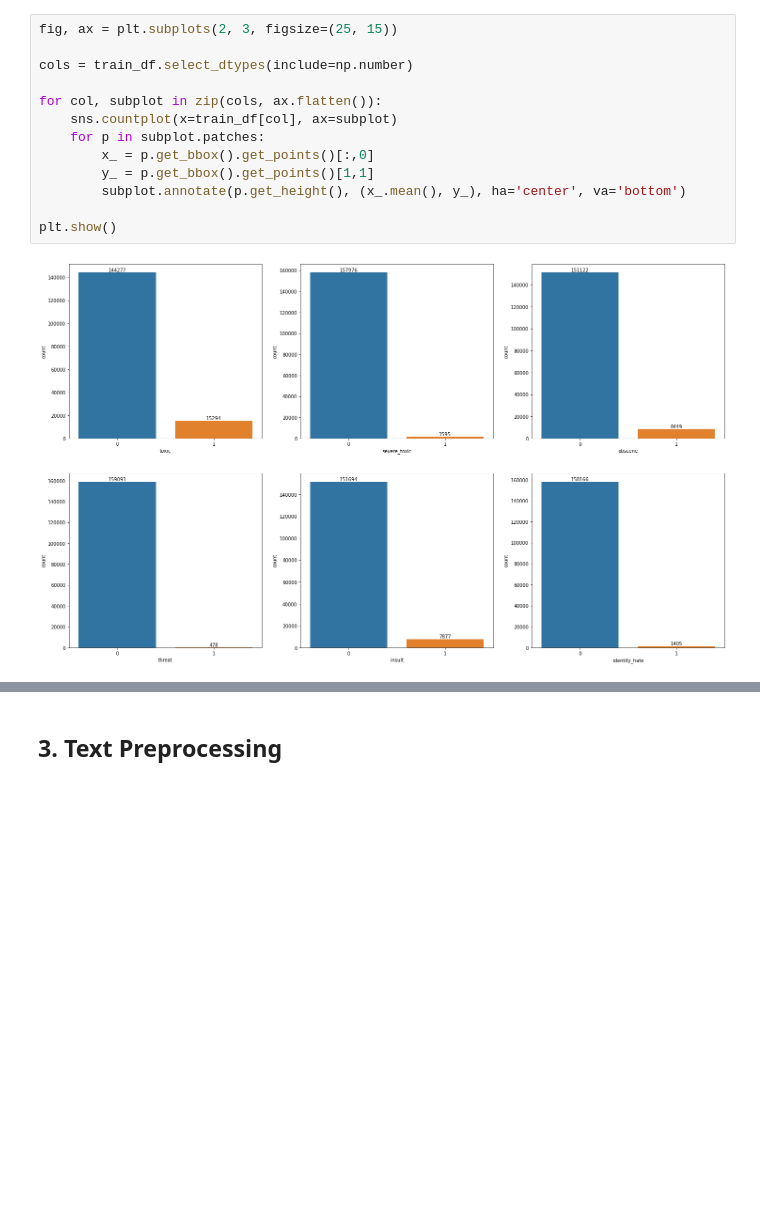
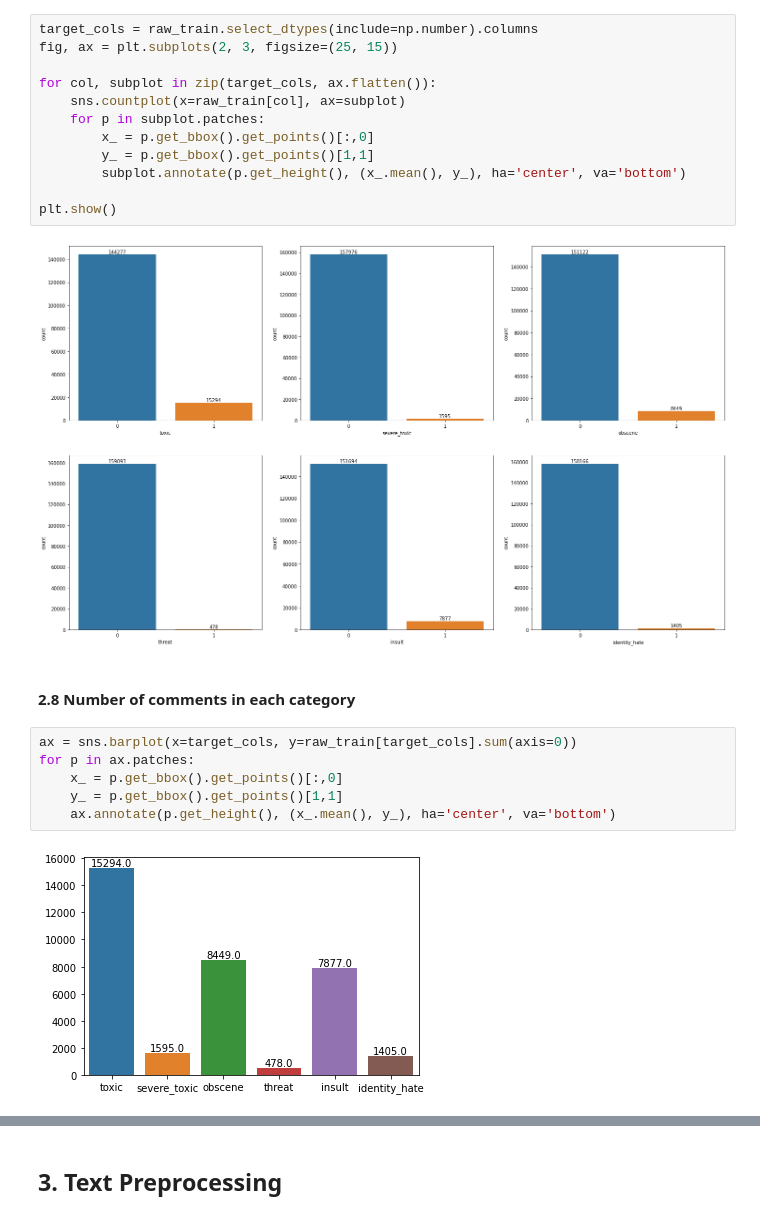
Before and after one commit to lauren-safwat/Toxic-Comment-Classification, a Jupyter notebook: toxic-comment-classification.ipynb, the cells around one changed output, grey strips where cells are left out. Drawn from its saved outputs; the diff is of its cells as text; blank space fills up the shorter version.

```diff
--- a/toxic-comment-classification.ipynb
+++ b/toxic-comment-classification.ipynb
@@ -196,12 +196,11 @@ Name: comment_text, Length: 73, dtype: object
 # %% [markdown]
 #### **2.7 Check for dataset imbalance**
 # %%
+target_cols = raw_train.select_dtypes(include=np.number).columns
 fig, ax = plt.subplots(2, 3, figsize=(25, 15))
 
-cols = train_df.select_dtypes(include=np.number)
-
-for col, subplot in zip(cols, ax.flatten()):
-    sns.countplot(x=train_df[col], ax=subplot)
+for col, subplot in zip(target_cols, ax.flatten()):
+    sns.countplot(x=raw_train[col], ax=subplot)
     for p in subplot.patches:
         x_ = p.get_bbox().get_points()[:,0]
         y_ = p.get_bbox().get_points()[1,1]
@@ -210,3 +209,13 @@ for col, subplot in zip(cols, ax.flatten()):
 plt.show()
 # %% [output]
 [figure]
+# %% [markdown]
+#### **2.8 Number of comments in each category**
+# %%
+ax = sns.barplot(x=target_cols, y=raw_train[target_cols].sum(axis=0))
+for p in ax.patches:
+    x_ = p.get_bbox().get_points()[:,0]
+    y_ = p.get_bbox().get_points()[1,1]
+    ax.annotate(p.get_height(), (x_.mean(), y_), ha='center', va='bottom')
+# %% [output]
+[figure, added]
```
Also changed, not shown: parts of 48 cells of this notebook.
